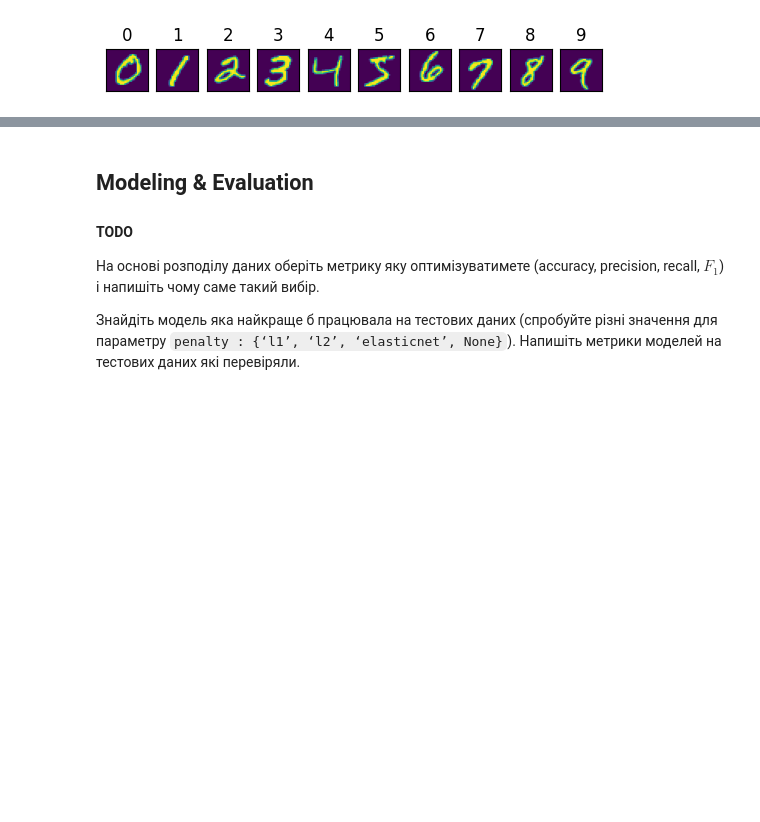
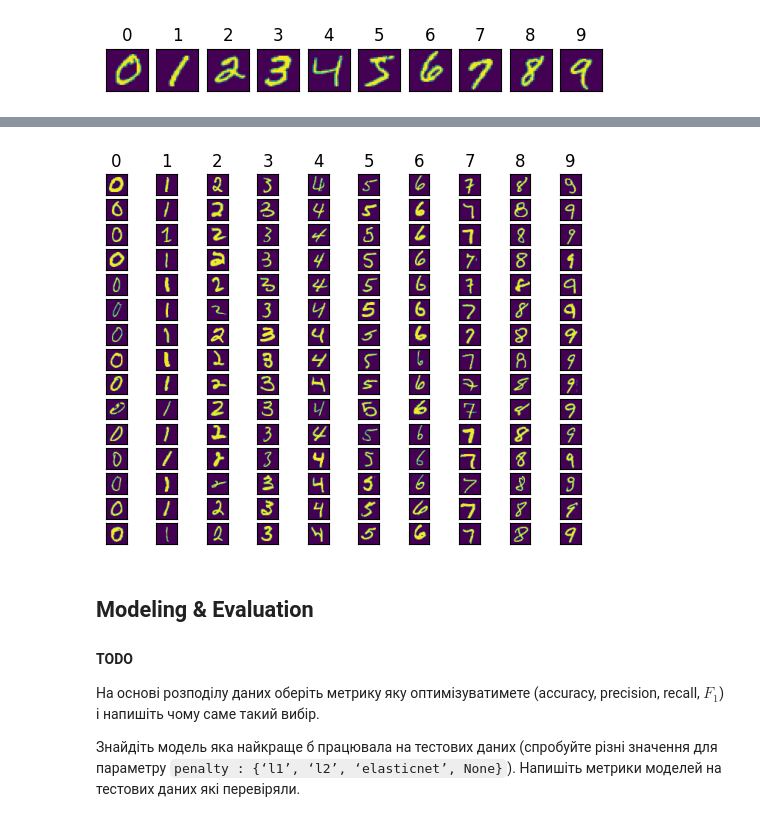
Before and after one commit to edgeemer/hillel_ml_2025, a Jupyter notebook: Unit 4. Linear regression & logistic regression/homework_submission.ipynb, the cells around one changed output, grey strips where cells are left out. Cells and saved outputs as stored; diff of their text form; code cells hidden in the pictures; blank space fills up the shorter version.

```diff
--- a/Unit 4. Linear regression & logistic regression/homework_submission.ipynb
+++ b/Unit 4. Linear regression & logistic regression/homework_submission.ipynb
@@ -76,3 +98,20 @@ for i in range(10):
+# %%
+fix, axes = plt.subplots(ncols=10, nrows=15)
+for i in range(10):
+    samples = df[df["label"] == i].sample(15, random_state=42)  # Вибираємо n зразків для кожного класу
+    for j, sample in enumerate(samples.values):  # Ітеруємося по зразках
+        img, label = sample_as_img(sample)  # Використовуємо існуючу функцію для отримання обробленого зображення та класу
+        ax = axes[j, label]  # Вибираємо комірку j класу label
+        ax.imshow(img)  # Виводимо зображення в комірку
+        ax.set_title(label if j == 0 else "") # Заголовок для колонки + 'милиця' для зображень після першого
+        # Приховуємо мітки маркерів X та Y
+        ax.xaxis.set_tick_params(labelbottom=False)
+        ax.yaxis.set_tick_params(labelleft=False)
+        # Приховуємо позначки маркерів X та Y
+        ax.set_xticks([])
+        ax.set_yticks([])
+# %% [output]
+[figure, added]
 # %% [markdown]
 ## Modeling & Evaluation
 
```
Also changed, not shown: parts of 12 cells of this notebook.
